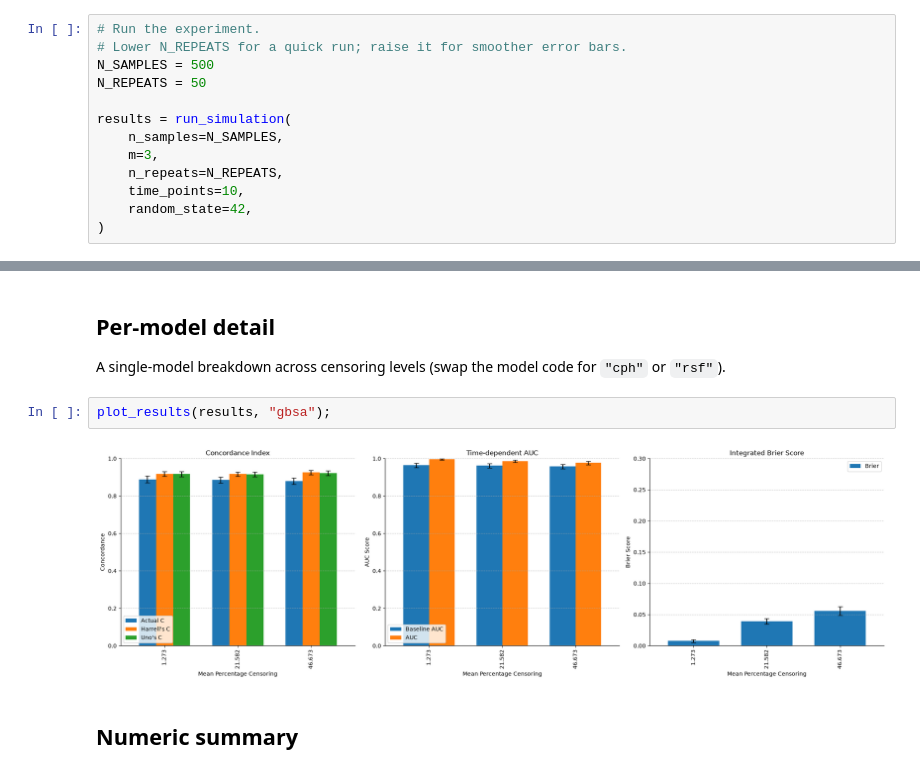
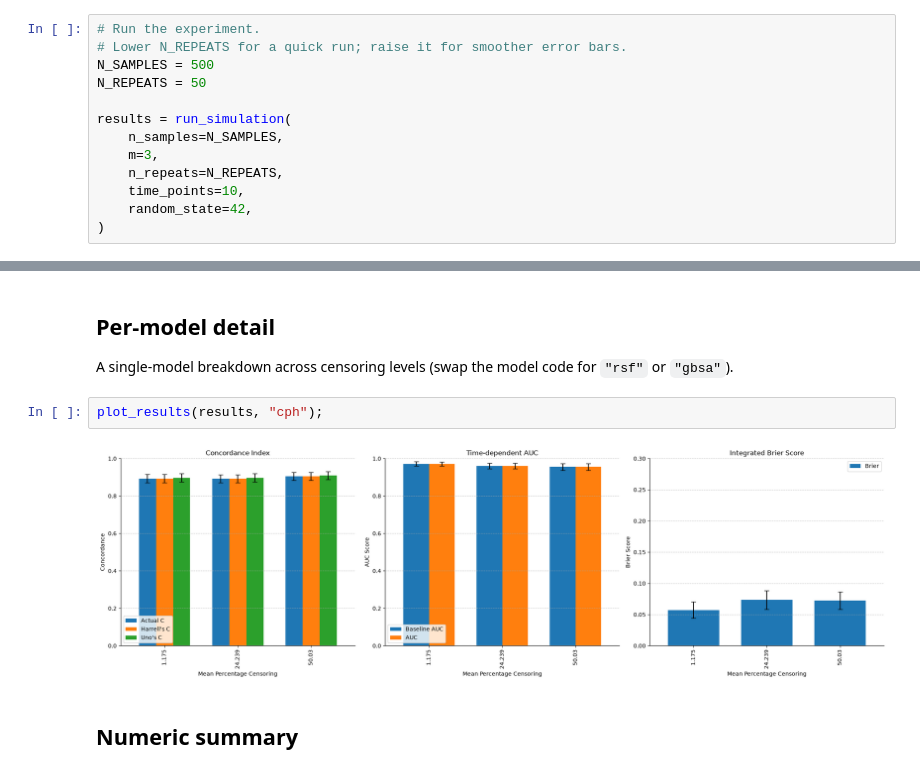
Before and after one commit to buchbindern/SurvivalSimulation, a Jupyter notebook: survival_simulation_demo.ipynb, the cells around one changed output, grey strips where cells are left out. Drawn from its saved outputs; the diff is of its cells as text.

```diff
--- a/survival_simulation_demo.ipynb
+++ b/survival_simulation_demo.ipynb
@@ -82,11 +74,11 @@ plot_censoring_performance(results, save_path=os.path.join(FIG_DIR, "censoring_p
 # %% [markdown]
 ## Per-model detail
 
-A single-model breakdown across censoring levels (swap the model code for `"cph"` or `"rsf"`).
+A single-model breakdown across censoring levels (swap the model code for `"rsf"` or `"gbsa"`).
 # %%
-plot_results(results, "gbsa");
+plot_results(results, "cph");
 # %% [output]
-[figure, old version]
+[figure, new version]
 # %% [markdown]
 ## Numeric summary
 # %%
```
Also changed, not shown: parts of 7 cells of this notebook, 6 other files.
